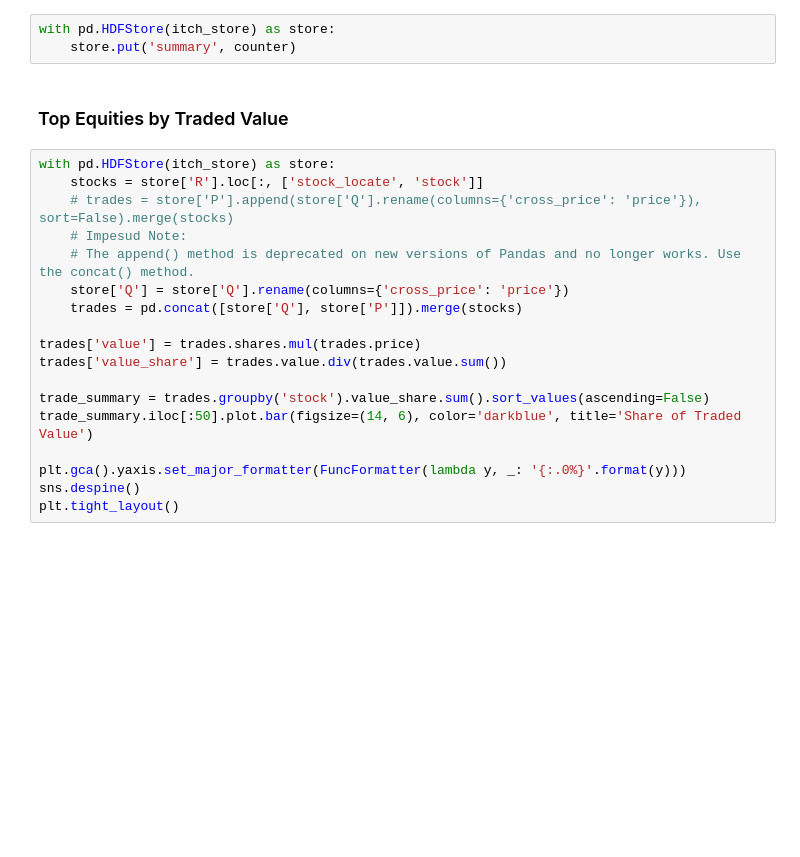
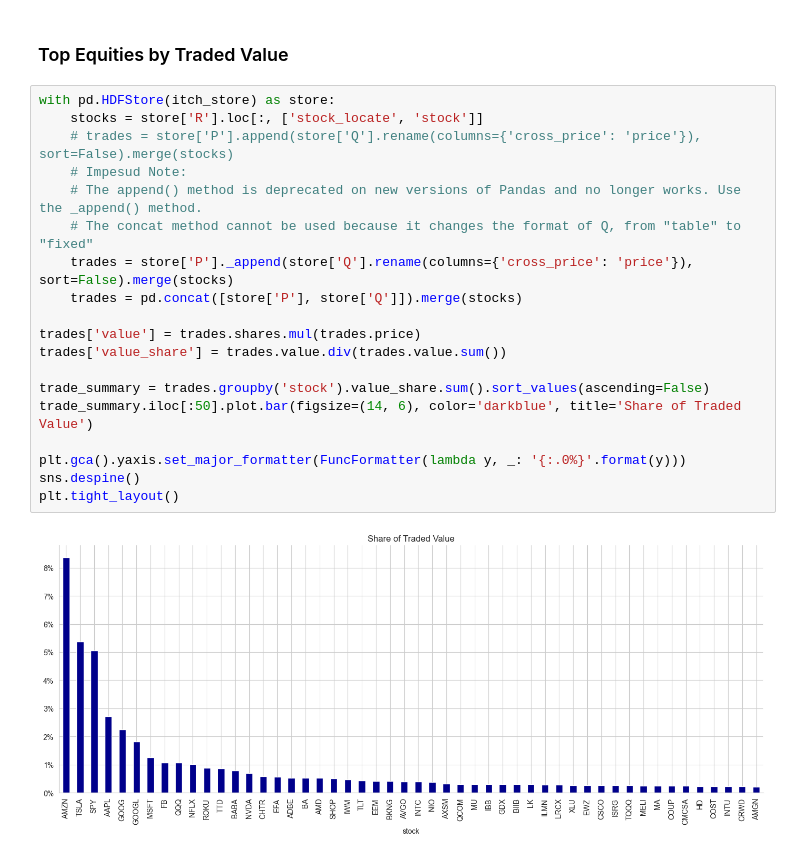
Before and after one commit to Impesud/machine-learning-for-trading, a Jupyter notebook: 02_market_and_fundamental_data/01_NASDAQ_TotalView-ITCH_Order_Book/01_parse_itch_order_flow_messages.ipynb, the cells around one changed output. Drawn from its saved outputs; the diff is of its cells as text; blank space fills up the shorter version.

```diff
--- a/02_market_and_fundamental_data/01_NASDAQ_TotalView-ITCH_Order_Book/01_parse_itch_order_flow_messages.ipynb
+++ b/02_market_and_fundamental_data/01_NASDAQ_TotalView-ITCH_Order_Book/01_parse_itch_order_flow_messages.ipynb
@@ -392,23 +545,23 @@ counter
-# %%
-with pd.HDFStore(itch_store) as store:
-    store.put('summary', counter)
 # %% [markdown]
 ### Top Equities by Traded Value
 # %%
 with pd.HDFStore(itch_store) as store:
     stocks = store['R'].loc[:, ['stock_locate', 'stock']]
     # trades = store['P'].append(store['Q'].rename(columns={'cross_price': 'price'}), sort=False).merge(stocks)
     # Impesud Note:
-    # The append() method is deprecated on new versions of Pandas and no longer works. Use the concat() method.
-    store['Q'] = store['Q'].rename(columns={'cross_price': 'price'})
-    trades = pd.concat([store['Q'], store['P']]).merge(stocks)
+    # The append() method is deprecated on new versions of Pandas and no longer works. Use the _append() method.
+    # The concat method cannot be used because it changes the format of Q, from "table" to "fixed"
+    trades = store['P']._append(store['Q'].rename(columns={'cross_price': 'price'}), sort=False).merge(stocks)
+    trades = pd.concat([store['P'], store['Q']]).merge(stocks)
 
 trades['value'] = trades.shares.mul(trades.price)
 trades['value_share'] = trades.value.div(trades.value.sum())
 
 trade_summary = trades.groupby('stock').value_share.sum().sort_values(ascending=False)
 trade_summary.iloc[:50].plot.bar(figsize=(14, 6), color='darkblue', title='Share of Traded Value')
 
 plt.gca().yaxis.set_major_formatter(FuncFormatter(lambda y, _: '{:.0%}'.format(y)))
 sns.despine()
 plt.tight_layout()
+# %% [output]
+[figure, added]
```
Also changed, not shown: parts of 12 cells of this notebook, 2 other files.
